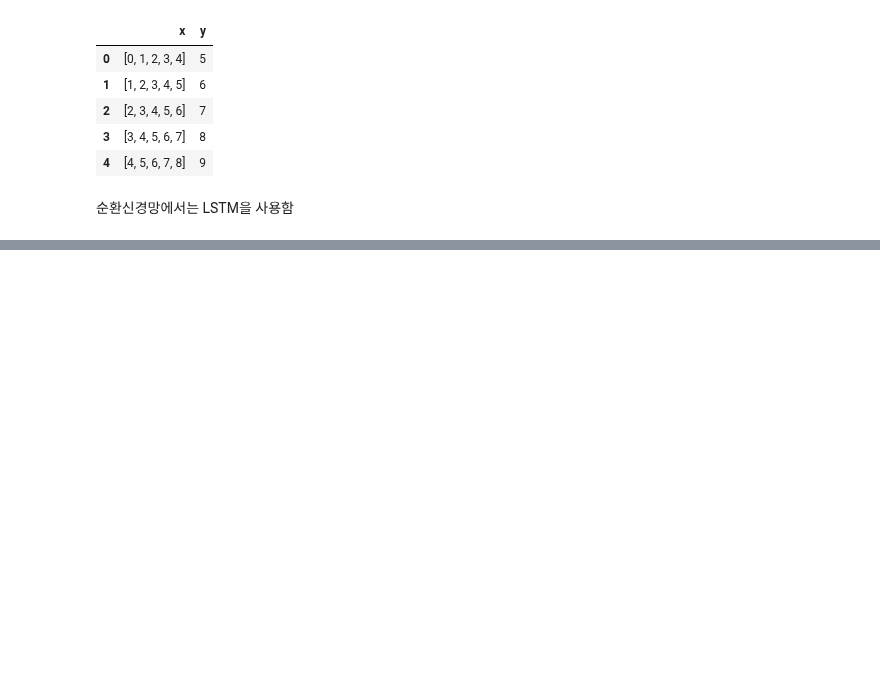
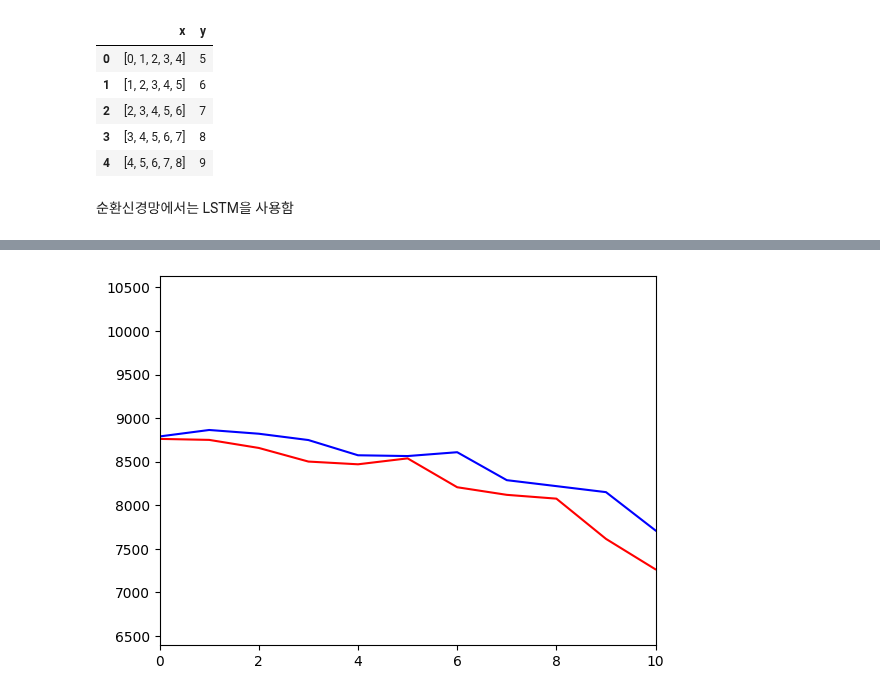
Before and after one commit to leekyuyoung20231211/python, a Jupyter notebook: 시계열데이터_다루기_20240305.ipynb, the cells around one changed output, grey strips where cells are left out. Cells and saved outputs as stored; diff of their text form; code cells hidden in the pictures; blank space fills up the shorter version.

```diff
--- a/시계열데이터_다루기_20240305.ipynb
+++ b/시계열데이터_다루기_20240305.ipynb
@@ -116,0 +143,8 @@ x_test.shape[0]
+# %%
+# 예측결과
+plt.plot(y_test,color='red')
+plt.plot(pred,color='blue')
+plt.xlim(0,10)
+plt.show()
+# %% [output]
+[figure, added]
```
Also changed, not shown: parts of 8 cells of this notebook.
